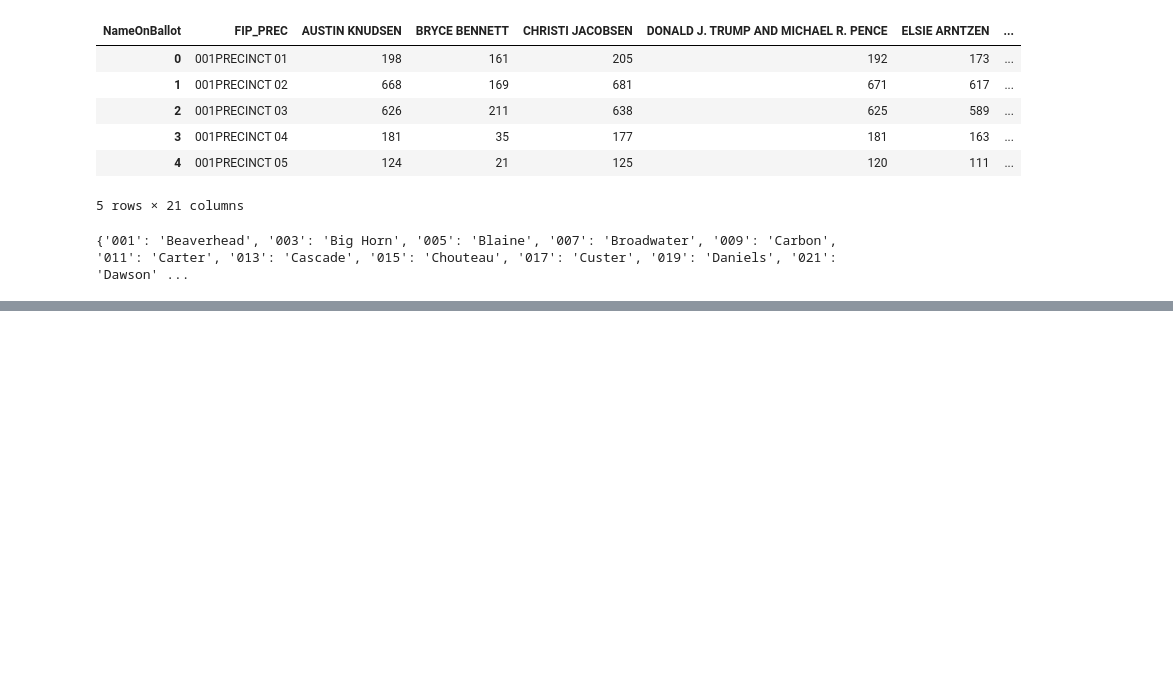
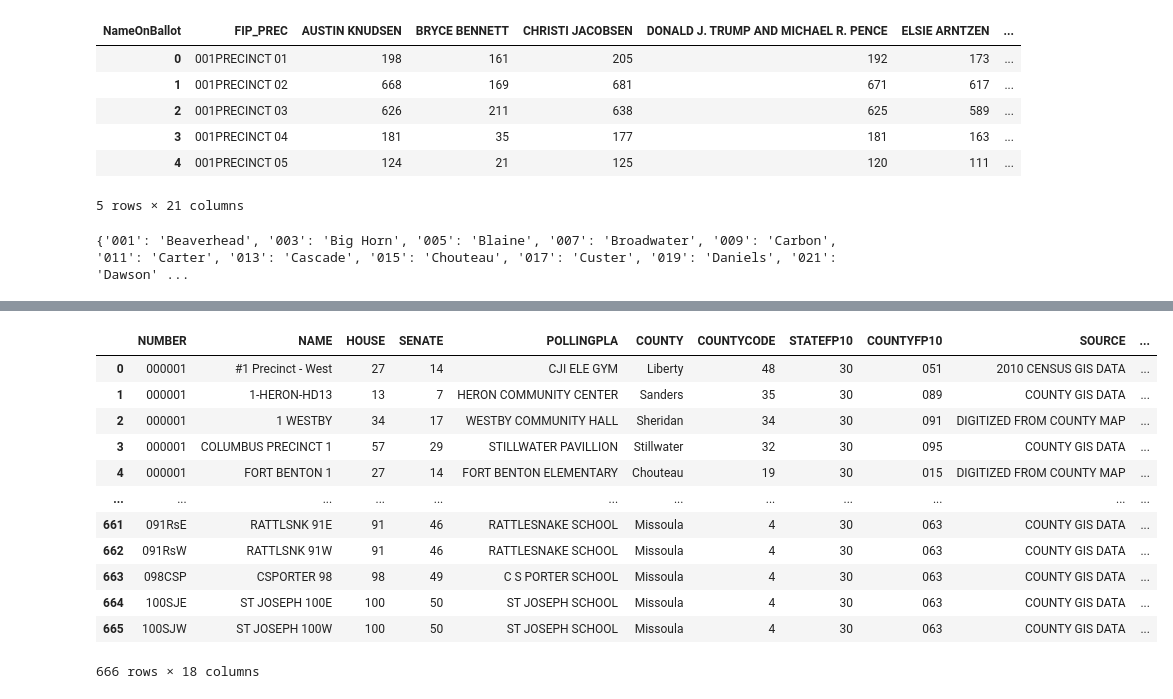
Before and after one commit to nonpartisan-redistricting-datahub/pdv-mt, a Jupyter notebook: vest-mt-2020/vest-mt-2020-validation.ipynb, the cells around one changed output, grey strips where cells are left out. Drawn from its saved outputs; the diff is of its cells as text; code cells hidden in the pictures; blank space fills up the shorter version.

```diff
--- a/vest-mt-2020/vest-mt-2020-validation.ipynb
+++ b/vest-mt-2020/vest-mt-2020-validation.ipynb
@@ -238,0 +577,17 @@ pivoted_2020.head()
+# %%
+mt_shp["FIP_PREC"]=mt_shp['COUNTYFP10']+mt_shp['NAME']
+mt_shp
+# %% [output]
+|  | NUMBER | NAME | HOUSE | SENATE | POLLINGPLA | COUNTY | COUNTYCODE | STATEFP10 | COUNTYFP10 | SOURCE | ... |
+| 0 | 000001 | #1 Precinct - West | 27 | 14 | CJI ELE GYM | Liberty | 48 | 30 | 051 | 2010 CENSUS GIS DATA | ... |
+| 1 | 000001 | 1-HERON-HD13 | 13 | 7 | HERON COMMUNITY CENTER | Sanders | 35 | 30 | 089 | COUNTY GIS DATA | ... |
+| 2 | 000001 | 1 WESTBY | 34 | 17 | WESTBY COMMUNITY HALL | Sheridan | 34 | 30 | 091 | DIGITIZED FROM COUNTY MAP | ... |
+| 3 | 000001 | COLUMBUS PRECINCT 1 | 57 | 29 | STILLWATER PAVILLION | Stillwater | 32 | 30 | 095 | COUNTY GIS DATA | ... |
+| 4 | 000001 | FORT BENTON 1 | 27 | 14 | FORT BENTON ELEMENTARY | Chouteau | 19 | 30 | 015 | DIGITIZED FROM COUNTY MAP | ... |
+| ... | ... | ... | ... | ... | ... | ... | ... | ... | ... | ... | ... |
+| 661 | 091RsE | RATTLSNK 91E | 91 | 46 | RATTLESNAKE SCHOOL | Missoula | 4 | 30 | 063 | COUNTY GIS DATA | ... |
+| 662 | 091RsW | RATTLSNK 91W | 91 | 46 | RATTLESNAKE SCHOOL | Missoula | 4 | 30 | 063 | COUNTY GIS DATA | ... |
+| 663 | 098CSP | CSPORTER 98 | 98 | 49 | C S PORTER SCHOOL | Missoula | 4 | 30 | 063 | COUNTY GIS DATA | ... |
+| 664 | 100SJE | ST JOSEPH 100E | 100 | 50 | ST JOSEPH SCHOOL | Missoula | 4 | 30 | 063 | COUNTY GIS DATA | ... |
+| 665 | 100SJW | ST JOSEPH 100W | 100 | 50 | ST JOSEPH SCHOOL | Missoula | 4 | 30 | 063 | COUNTY GIS DATA | ... |
+666 rows × 18 columns
```
Also changed, not shown: parts of 39 cells of this notebook.
